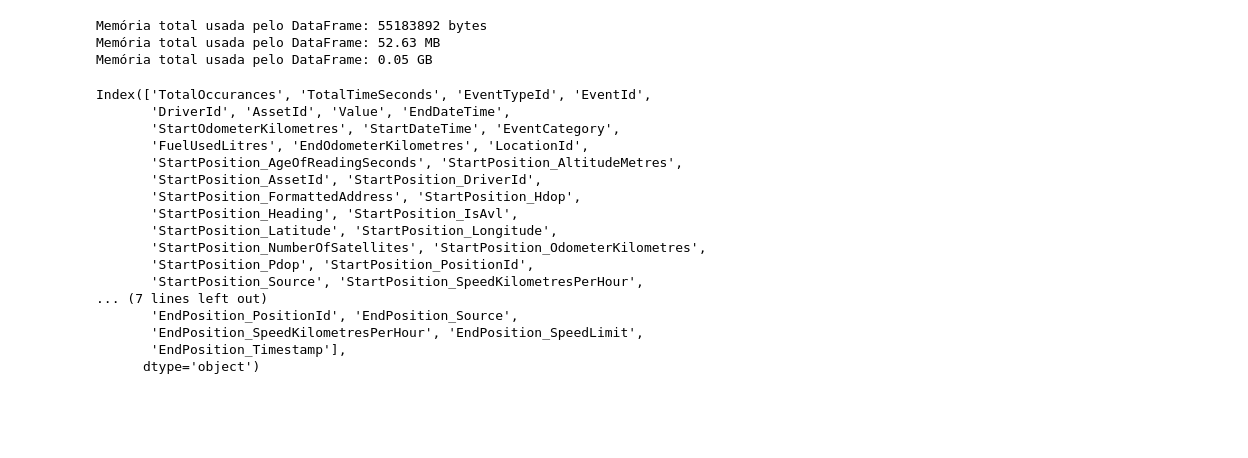
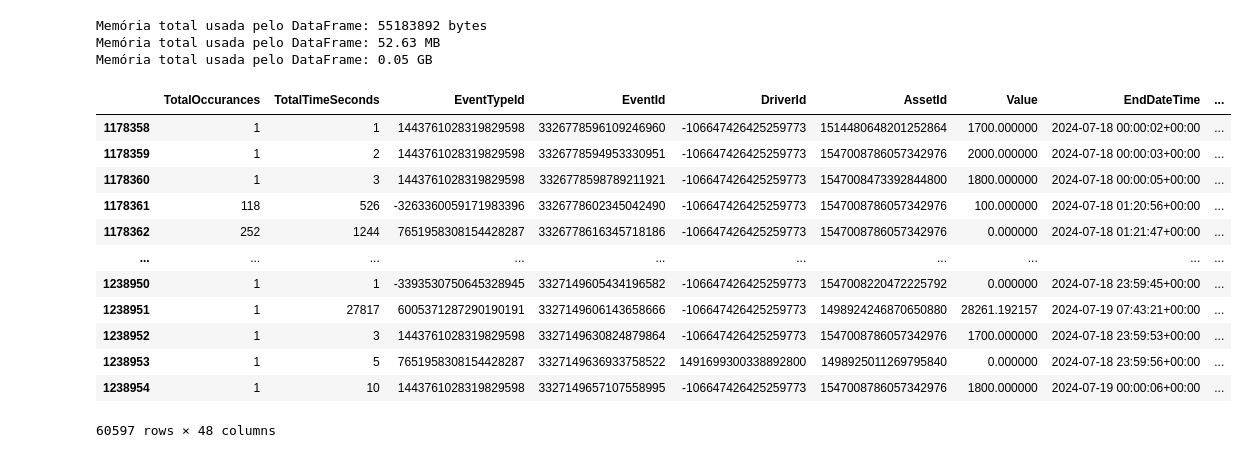
Before and after one commit to marcelopborges/telemetry-validation, a Jupyter notebook: reports/events/events.ipynb, the cells around one changed output. Drawn from its saved outputs; the diff is of its cells as text; code cells hidden in the pictures; blank space fills up the shorter version.

```diff
--- a/reports/events/events.ipynb
+++ b/reports/events/events.ipynb
@@ -223,25 +225,21 @@ Memória total usada pelo DataFrame: 0.05 GB
 # %%
 df_expanded.to_csv('df_expanded.csv', sep=';',decimal=',')
 # %%
-df_expanded.columns
+df_expanded
 # %% [output]
+|  | TotalOccurances | TotalTimeSeconds | EventTypeId | EventId | DriverId | AssetId | Value | EndDateTime | ... |
+| 1178358 | 1 | 1 | 1443761028319829598 | 3326778596109246960 | -106647426425259773 | 1514480648201252864 | 1700.000000 | 2024-07-18 00:00:02+00:00 | ... |
+| 1178359 | 1 | 2 | 1443761028319829598 | 3326778594953330951 | -106647426425259773 | 1547008786057342976 | 2000.000000 | 2024-07-18 00:00:03+00:00 | ... |
+| 1178360 | 1 | 3 | 1443761028319829598 | 3326778598789211921 | -106647426425259773 | 1547008473392844800 | 1800.000000 | 2024-07-18 00:00:05+00:00 | ... |
+| 1178361 | 118 | 526 | -3263360059171983396 | 3326778602345042490 | -106647426425259773 | 1547008786057342976 | 100.000000 | 2024-07-18 01:20:56+00:00 | ... |
+| 1178362 | 252 | 1244 | 7651958308154428287 | 3326778616345718186 | -106647426425259773 | 1547008786057342976 | 0.000000 | 2024-07-18 01:21:47+00:00 | ... |
+| ... | ... | ... | ... | ... | ... | ... | ... | ... | ... |
+| 1238950 | 1 | 1 | -3393530750645328945 | 3327149605434196582 | -106647426425259773 | 1547008220472225792 | 0.000000 | 2024-07-18 23:59:45+00:00 | ... |
+| 1238951 | 1 | 27817 | 6005371287290190191 | 3327149606143658666 | -106647426425259773 | 1498924246870650880 | 28261.192157 | 2024-07-19 07:43:21+00:00 | ... |
+| 1238952 | 1 | 3 | 1443761028319829598 | 3327149630824879864 | -106647426425259773 | 1547008786057342976 | 1700.000000 | 2024-07-18 23:59:53+00:00 | ... |
+| 1238953 | 1 | 5 | 7651958308154428287 | 3327149636933758522 | 1491699300338892800 | 1498925011269795840 | 0.000000 | 2024-07-18 23:59:56+00:00 | ... |
+| 1238954 | 1 | 10 | 1443761028319829598 | 3327149657107558995 | -106647426425259773 | 1547008786057342976 | 1800.000000 | 2024-07-19 00:00:06+00:00 | ... |
-Index(['TotalOccurances', 'TotalTimeSeconds', 'EventTypeId', 'EventId',
-       'DriverId', 'AssetId', 'Value', 'EndDateTime',
-       'StartOdometerKilometres', 'StartDateTime', 'EventCategory',
-       'FuelUsedLitres', 'EndOdometerKilometres', 'LocationId',
-       'StartPosition_AgeOfReadingSeconds', 'StartPosition_AltitudeMetres',
-       'StartPosition_AssetId', 'StartPosition_DriverId',
-       'StartPosition_FormattedAddress', 'StartPosition_Hdop',
-       'StartPosition_Heading', 'StartPosition_IsAvl',
-       'StartPosition_Latitude', 'StartPosition_Longitude',
-       'StartPosition_NumberOfSatellites', 'StartPosition_OdometerKilometres',
-       'StartPosition_Pdop', 'StartPosition_PositionId',
-       'StartPosition_Source', 'StartPosition_SpeedKilometresPerHour',
-... (7 lines left out)
-       'EndPosition_PositionId', 'EndPosition_Source',
-       'EndPosition_SpeedKilometresPerHour', 'EndPosition_SpeedLimit',
-       'EndPosition_Timestamp'],
-      dtype='object')
+60597 rows × 48 columns
 # %%
 df_original.to_csv('events_original.csv', sep=';',decimal=',')
 df_expanded.to_csv('events_expanded.csv', sep=';',decimal=',')
```
Also changed, not shown: parts of 2 cells of this notebook, 13 other files.
